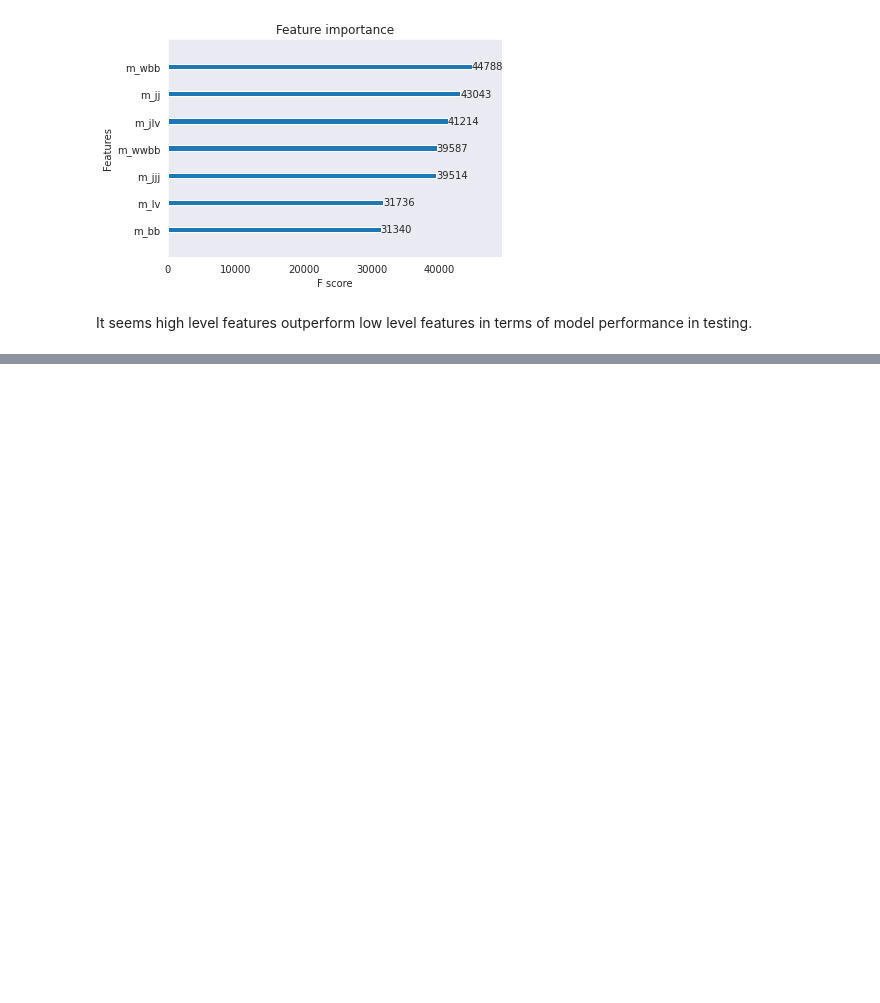
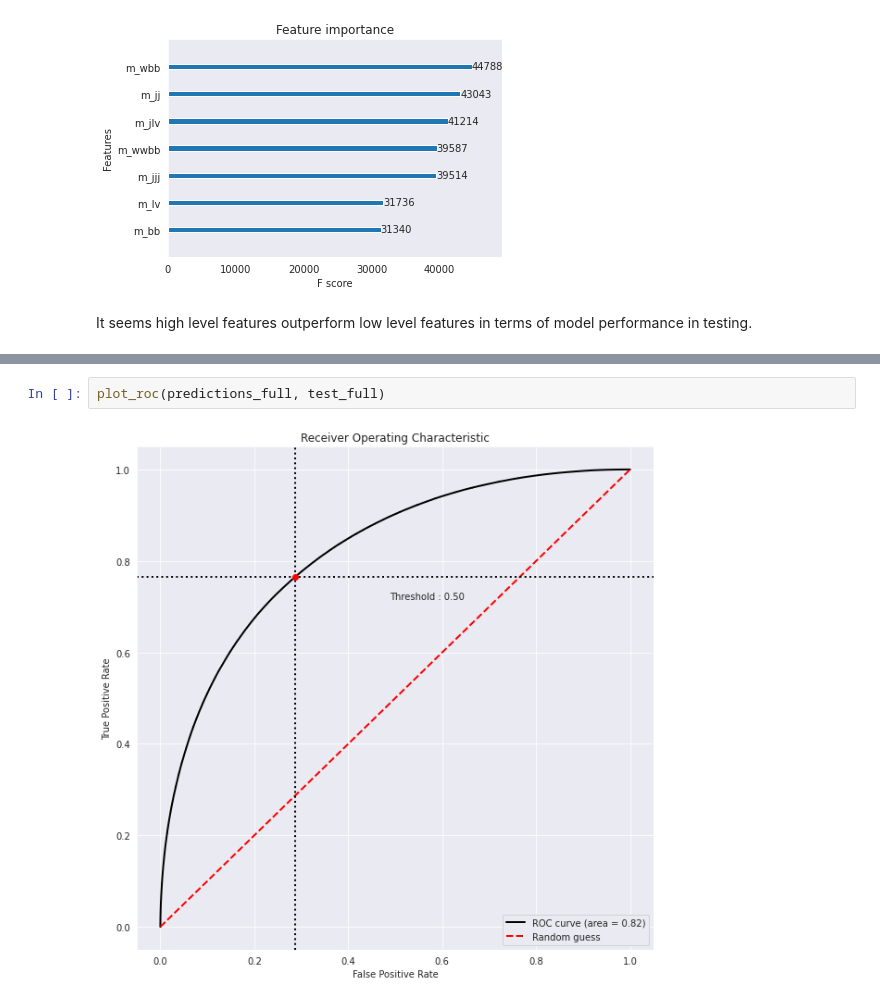
Before and after one commit to Yash-10/Higgs-Classification, a Jupyter notebook: bdt/BDT.ipynb, the cells around one changed output, grey strips where cells are left out. Cells and saved outputs as stored; diff of their text form; blank space fills up the shorter version.

```diff
--- a/bdt/BDT.ipynb
+++ b/bdt/BDT.ipynb
@@ -214,0 +231,4 @@ It seems high level features outperform low level features in terms of model per
+# %%
+plot_roc(predictions_full, test_full)
+# %% [output]
+[figure, added]
```
Also changed, not shown: parts of 10 cells of this notebook.
